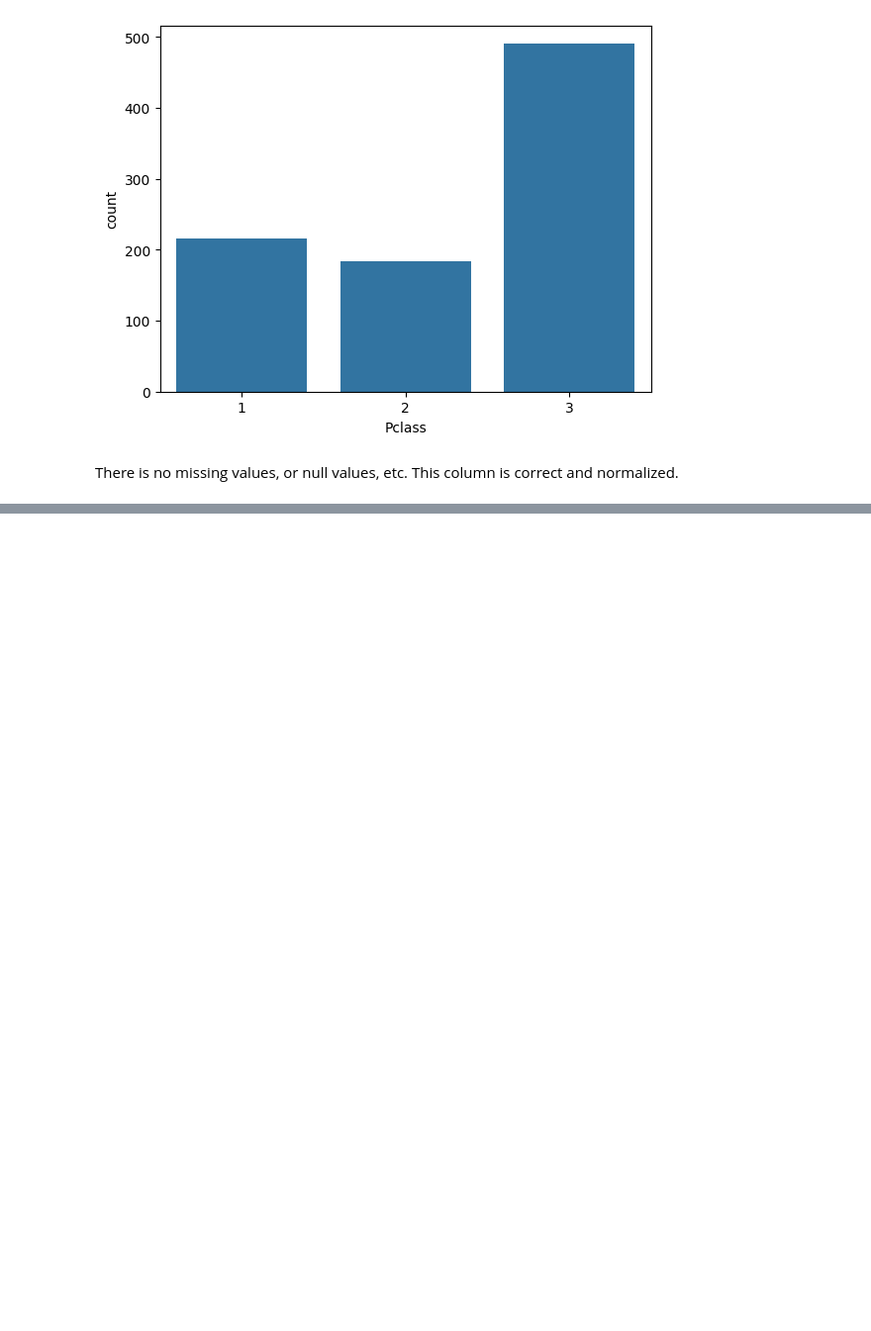
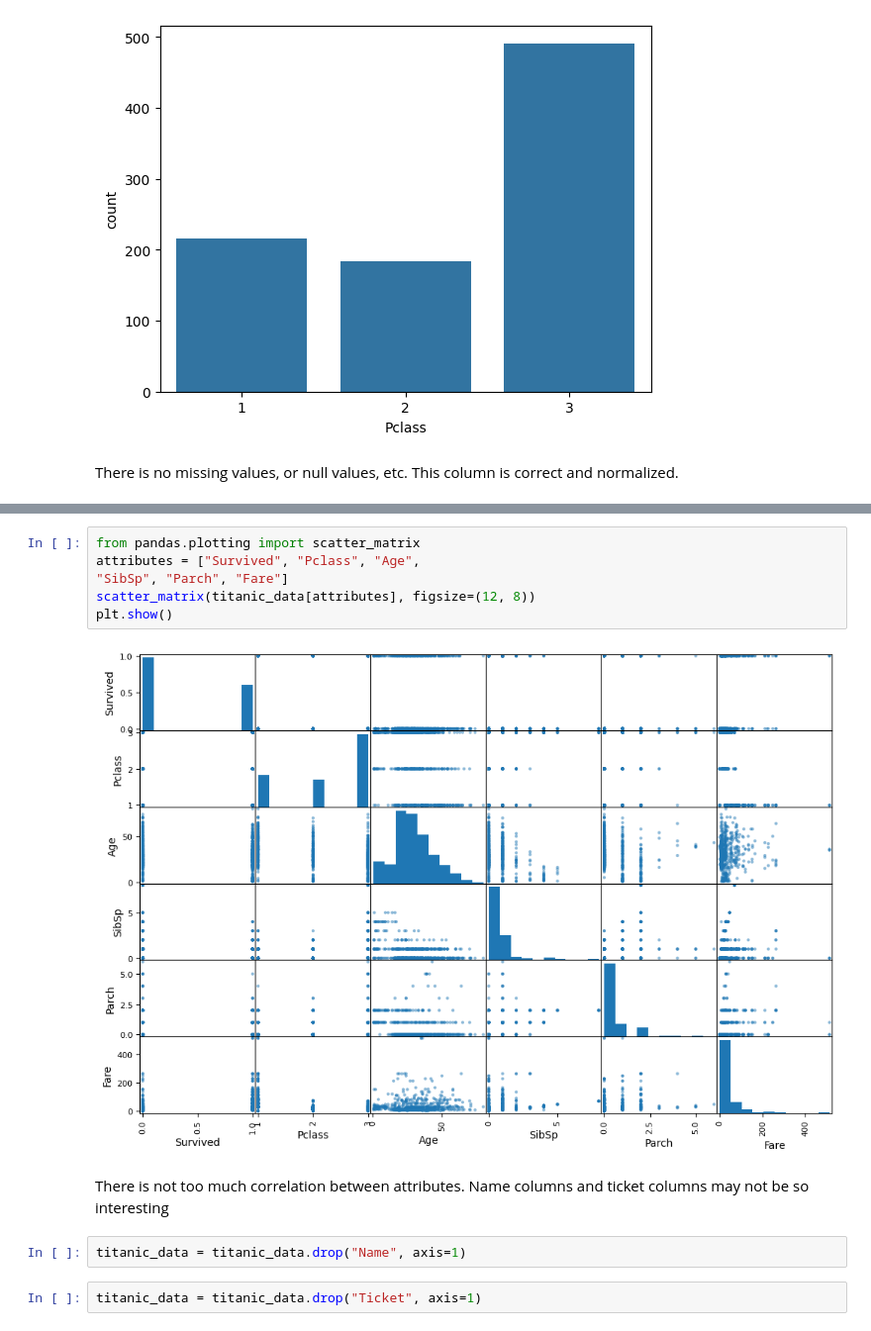
Before and after one commit to jmonaste/AI-Journey, a Jupyter notebook: 02-MachineLearning/01-Hands-On-Machine-Learning/01-End-to-End-Machine-Learning-Project/02-Titanic-Machine-Learning-from-Disastert.ipynb, the cells around one changed output, grey strips where cells are left out. Shown at 99% size. Saved outputs shown, nothing was run; the diff lists cells and outputs as text; blank space fills up the shorter version.

```diff
--- a/02-MachineLearning/01-Hands-On-Machine-Learning/01-End-to-End-Machine-Learning-Project/02-Titanic-Machine-Learning-from-Disastert.ipynb
+++ b/02-MachineLearning/01-Hands-On-Machine-Learning/01-End-to-End-Machine-Learning-Project/02-Titanic-Machine-Learning-from-Disastert.ipynb
@@ -134,0 +171,14 @@ There is no missing values, or null values, etc. This column is correct and norm
+# %%
+from pandas.plotting import scatter_matrix
+attributes = ["Survived", "Pclass", "Age",
+"SibSp", "Parch", "Fare"]
+scatter_matrix(titanic_data[attributes], figsize=(12, 8))
+plt.show()
+# %% [output]
+[figure, added]
+# %% [markdown]
+There is not too much correlation between attributes. Name columns and ticket columns may not be so interesting
+# %%
+titanic_data = titanic_data.drop("Name", axis=1)
+# %%
+titanic_data = titanic_data.drop("Ticket", axis=1)
```
Also changed, not shown: parts of 20 cells of this notebook, 5 other files.
